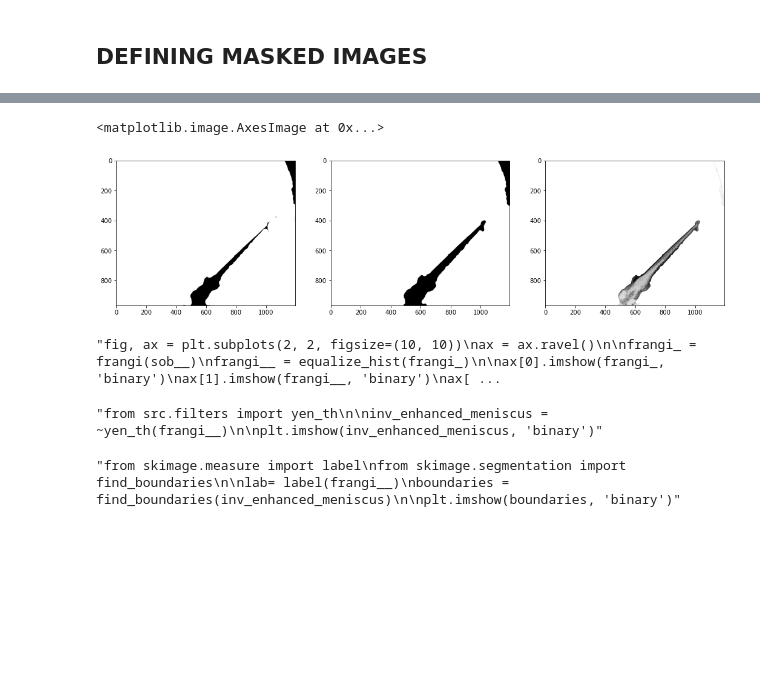
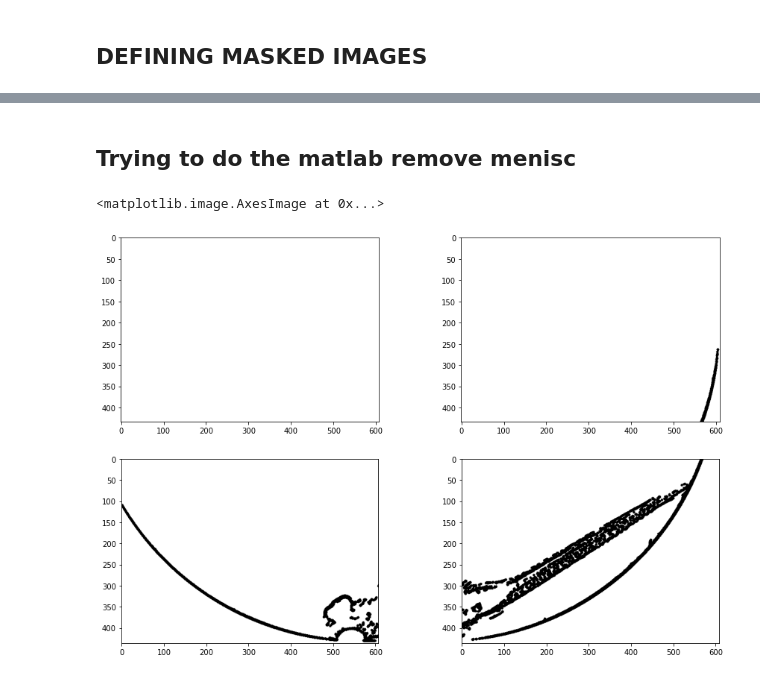
Before and after one commit to gimesia/zebrafisher, a Jupyter notebook: __jupyter__/find_well.ipynb, the cells around one changed output, grey strips where cells are left out. Cells and saved outputs as stored; diff of their text form; code cells hidden in the pictures; blank space fills up the shorter version.

```diff
--- a/__jupyter__/find_well.ipynb
+++ b/__jupyter__/find_well.ipynb
@@ -137,45 +100,34 @@ ax[1].imshow(convex_hull_object(klo), 'binary')
-# %%
-fig, ax = plt.subplots(1, 3, figsize=(18, 12))
-ax = ax.ravel()
-
-er = binary_erosion(sob__, disk(10))
-re = remove_small_objects(er, size)
-di = binary_dilation(re, disk(10))
-
-ax[0].imshow(er, 'binary')
-ax[1].imshow(di, 'binary')
-ax[2].imshow(di*fishy.well_props.mask.cropped_masked, 'binary')
-# %% [output]
-<matplotlib.image.AxesImage at 0x...>
-[figure, removed]
-# %%
-"""fig, ax = plt.subplots(2, 2, figsize=(10, 10))
-ax = ax.ravel()
-
-frangi_ = frangi(sob__)
-frangi__ = equalize_hist(frangi_)
-
-ax[0].imshow(frangi_, 'binary')
-ax[1].imshow(frangi__, 'binary')
-ax[2].hist(frangi_.ravel())
-ax[3].hist(frangi__.ravel())"""
-# %% [output]
-"fig, ax = plt.subplots(2, 2, figsize=(10, 10))\nax = ax.ravel()\n\nfrangi_ = frangi(sob__)\nfrangi__ = equalize_hist(frangi_)\n\nax[0].imshow(frangi_, 'binary')\nax[1].imshow(frangi__, 'binary')\nax[ ...
-# %%
-"""from src.filters import yen_th
-
-inv_enhanced_meniscus = ~yen_th(frangi__)
-
-plt.imshow(inv_enhanced_meniscus, 'binary')"""
-# %% [output]
-"from src.filters import yen_th\n\ninv_enhanced_meniscus = ~yen_th(frangi__)\n\nplt.imshow(inv_enhanced_meniscus, 'binary')"
-# %%
-"""from skimage.measure import label
-from skimage.segmentation import find_boundaries
-
-lab= label(frangi__)
-boundaries = find_boundaries(inv_enhanced_meniscus)
-
-plt.imshow(boundaries, 'binary')"""
-# %% [output]
-"from skimage.measure import label\nfrom skimage.segmentation import find_boundaries\n\nlab= label(frangi__)\nboundaries = find_boundaries(inv_enhanced_meniscus)\n\nplt.imshow(boundaries, 'binary')"
+# %% [markdown]
+## Trying to do the matlab remove menisc
+# %%
+from skimage.morphology import area_opening, disk, binary_erosion, opening, erosion
+from src.filters import yen_th, remove_speckles
+
+fig, ax = plt.subplots(2, 2, figsize=(15, 10))
+ax = ax.ravel()
+
+poss_well_thresh = np.zeros_like(res_)
+rem_bin = yen_th(res_)
+
+se = disk(10)
+eroded_well = binary_erosion(rem_bin, se)
+
+rem_bin[eroded_well > 0] = 0
+rem_bin = opening(rem_bin, disk(3))
+rem_bin = area_opening(rem_bin, 100)
+
+ch, cw = int(rem_bin.shape[0] / 2), int(rem_bin.shape[1] / 2)
+h, w = int(rem_bin.shape[0]), int(rem_bin.shape[1])
+
+lt = rem_bin[1:ch, 1:cw]
+lb = rem_bin[ch:h, 1:cw]
+rt = rem_bin[1:ch, cw:w]
+rb = rem_bin[ch:h, cw:w]
+
+ax[0].imshow(lt, 'binary')
+ax[1].imshow(rt, 'binary')
+ax[2].imshow(lb, 'binary')
+ax[3].imshow(rb, 'binary')
+# %% [output]
+<matplotlib.image.AxesImage at 0x...>
+[figure, added]
```
Also changed, not shown: parts of 10 cells of this notebook, 2 other files.
